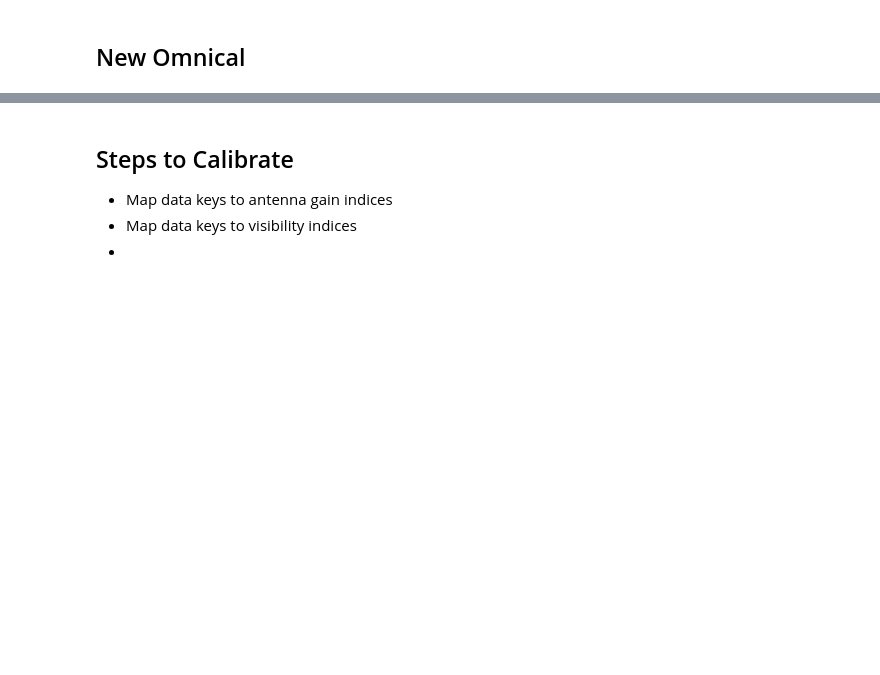
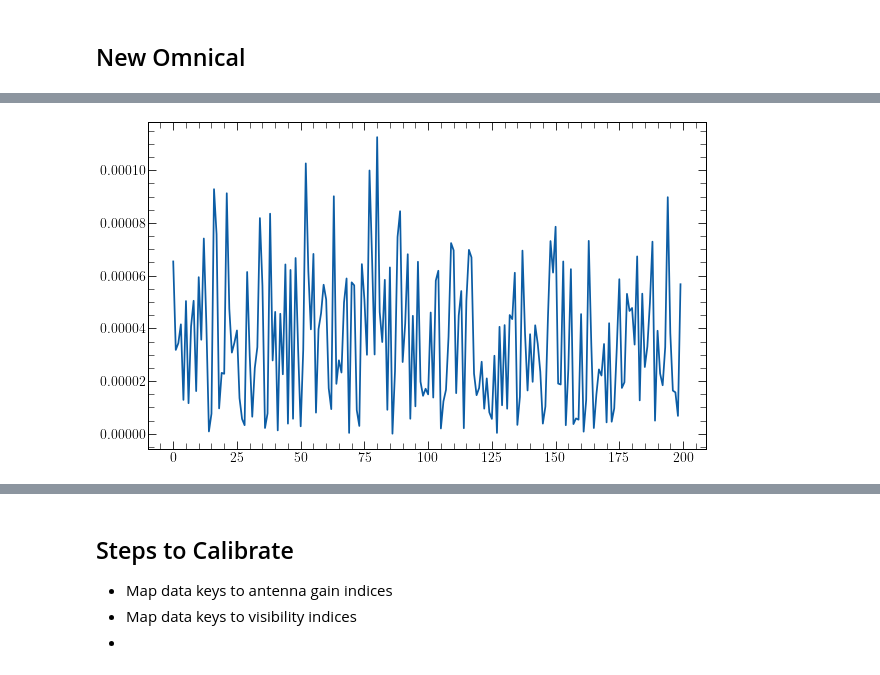
Before and after one commit to tyler-a-cox/linsolve, a Jupyter notebook: tf_linsolve_workspace-Copy1.ipynb, the cells around one changed output, grey strips where cells are left out. Saved outputs shown, nothing was run; the diff lists cells and outputs as text; code cells hidden in the pictures; blank space fills up the shorter version.

```diff
--- a/tf_linsolve_workspace-Copy1.ipynb
+++ b/tf_linsolve_workspace-Copy1.ipynb
@@ -372,0 +419,8 @@ def run_optimization(data, reds, sol0, maxiter=1000, graph_mode=False, optimizer
+# %%
+plt.figure(figsize=(10, 6))
+#plt.plot(sol_new[(0, 'Jnn')][0].real - gains[0, 0].real)
+plt.plot(np.abs(tf_sol[(0, 'Jnn')][0].real - sol[(0, 'Jnn')][0].real))
+#plt.plot(sol_new[(0, 'Jnn')][0].imag - gains[0, 0].imag)
+plt.show()
+# %% [output]
+[figure, added]
```
Also changed, not shown: parts of 20 cells of this notebook, 5 other files.
